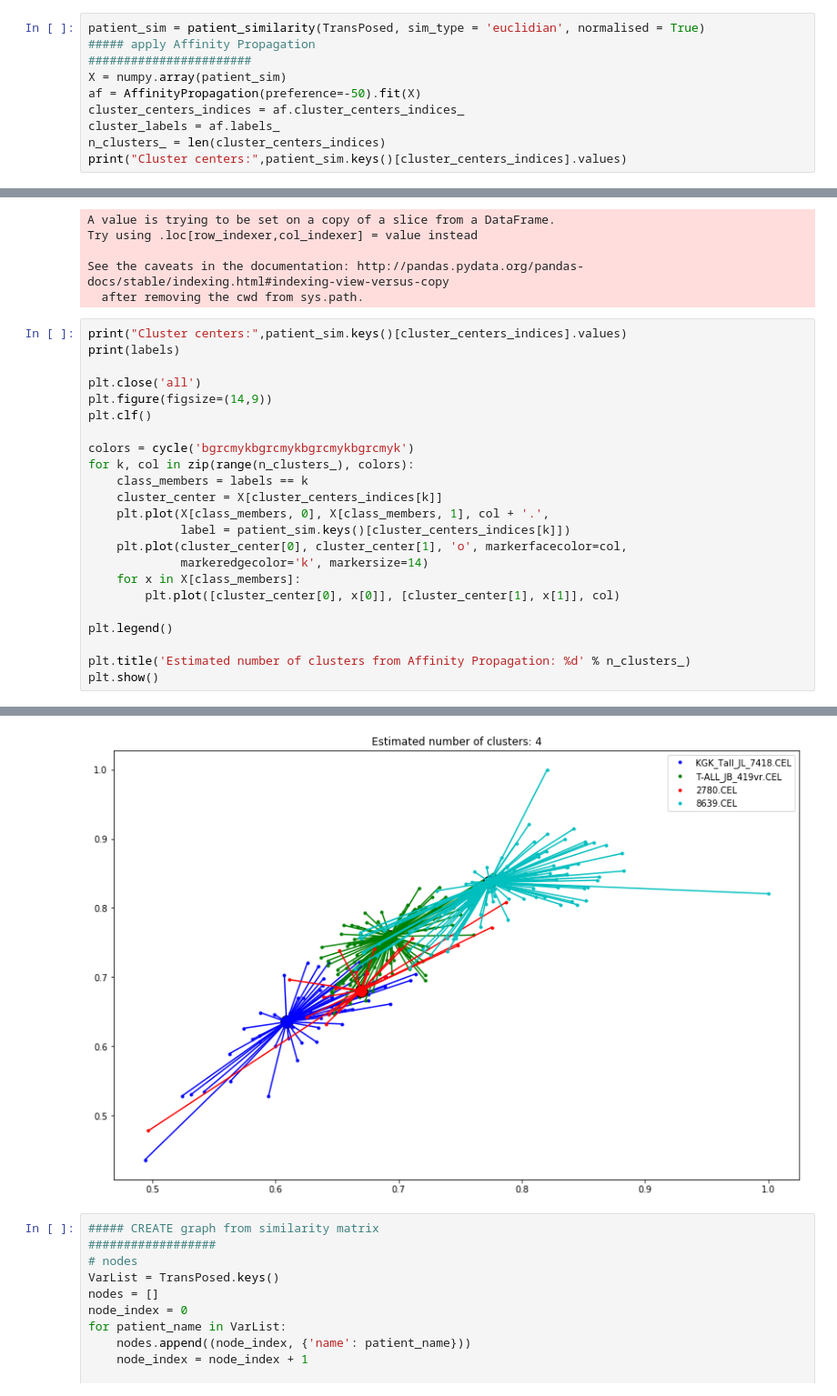
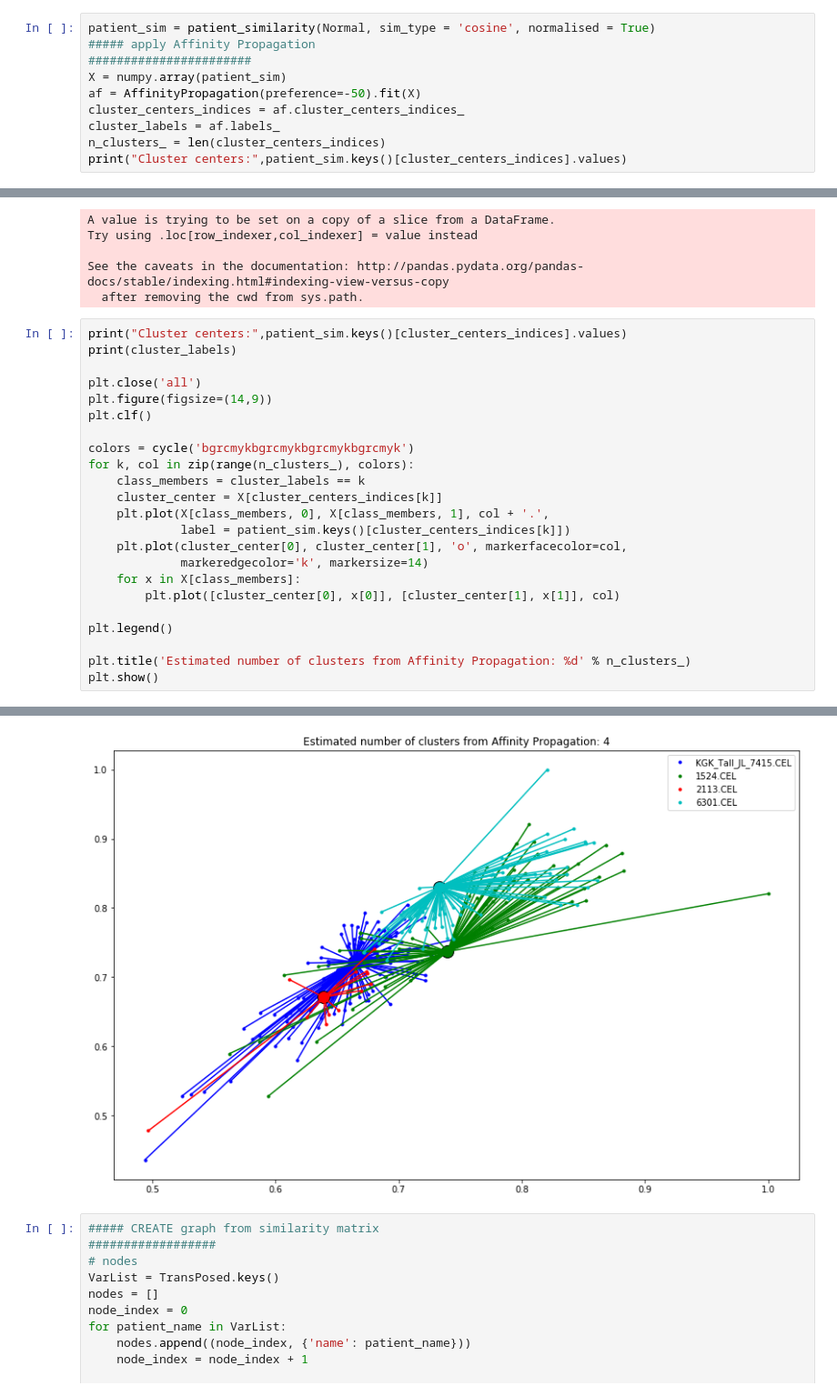
Before and after one commit to bramiozo/RexR, a Jupyter notebook: playground.ipynb, the cells around one changed output, grey strips where cells are left out. Shown at 91% size. Saved outputs shown, nothing was run; the diff lists cells and outputs as text.

```diff
--- a/playground.ipynb
+++ b/playground.ipynb
@@ -207,7 +227,7 @@ result_mcl.loc['9827_corr2.CEL',result_mcl.loc['9827_corr2.CEL',:]>0]
 # %% [output]
 Series([], Name: 9827_corr2.CEL, dtype: float64)
 # %%
-patient_sim = patient_similarity(TransPosed, sim_type = 'euclidian', normalised = True)
+patient_sim = patient_similarity(Normal, sim_type = 'cosine', normalised = True)
 ##### apply Affinity Propagation
 #######################
 X = numpy.array(patient_sim)
@@ -229,7 +251,7 @@ See the caveats in the documentation: http://pandas.pydata.org/pandas-docs/stabl
   after removing the cwd from sys.path.
 # %%
 print("Cluster centers:",patient_sim.keys()[cluster_centers_indices].values)
-print(labels)
+print(cluster_labels)
 
 plt.close('all')
 plt.figure(figsize=(14,9))
@@ -237,7 +259,7 @@ plt.clf()
 
 colors = cycle('bgrcmykbgrcmykbgrcmykbgrcmyk')
 for k, col in zip(range(n_clusters_), colors):
-    class_members = labels == k
+    class_members = cluster_labels == k
     cluster_center = X[cluster_centers_indices[k]]
     plt.plot(X[class_members, 0], X[class_members, 1], col + '.',
              label = patient_sim.keys()[cluster_centers_indices[k]])
@@ -264,4 +286,4 @@ Cluster centers: ['KGK_Tall_JL_7418.CEL' 'T-ALL_JB_419vr.CEL' '2780.CEL' '8639.C
-[figure, old version]
+[figure, new version]
 # %%
 ##### CREATE graph from similarity matrix
 ##################
```
Also changed, not shown: parts of 6 cells of this notebook, 3 other files.
